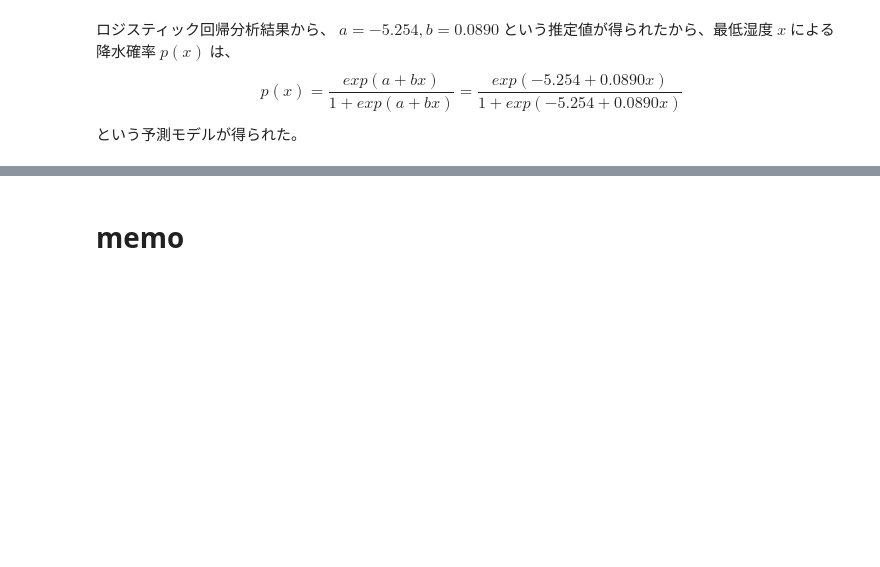
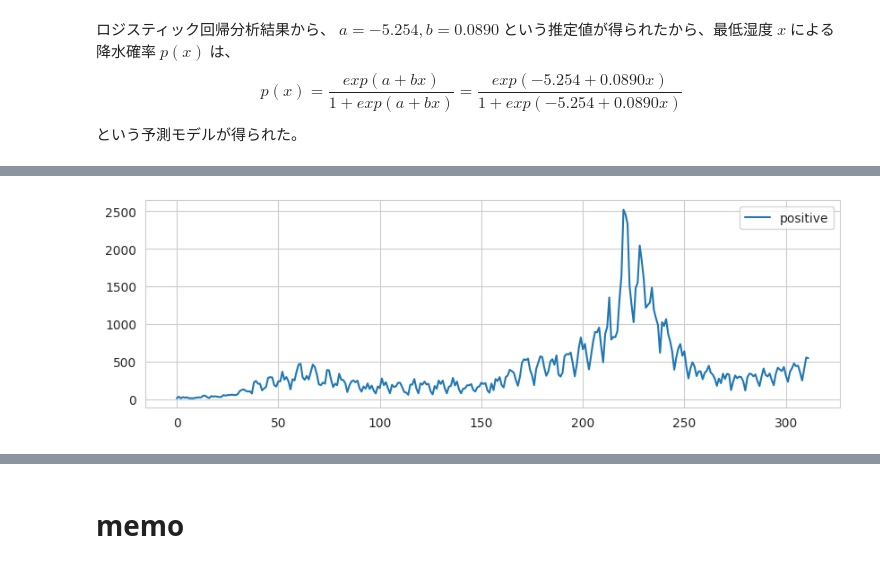
Before and after one commit to MDASH-shinshu/MDASH-T-DS, a Jupyter notebook: 4/4_data_analysis_colab.ipynb, the cells around one changed output, grey strips where cells are left out. Drawn from its saved outputs; the diff is of its cells as text; code cells hidden in the pictures; blank space fills up the shorter version.

```diff
--- a/4/4_data_analysis_colab.ipynb
+++ b/4/4_data_analysis_colab.ipynb
@@ -472,0 +525,7 @@ $$ p(x) = \frac{exp(a+bx)}{1+exp(a+bx)} = \frac{exp(-5.254 + 0.0890x)}{1+exp(-5.
+# %%
+# オリジナルのCSVファイルをpandasで読み込んでデータフレームdfに格納
+import pandas as pd
+import matplotlib.pyplot as plt
+df = pd.read_csv('Covid-19_tokyo_20210408.csv', header=None, dtype='float')
+df.columns = ['positive']
+df.head()
@@ -472,0 +539,6 @@ $$ p(x) = \frac{exp(a+bx)}{1+exp(a+bx)} = \frac{exp(-5.254 + 0.0890x)}{1+exp(-5.
+# %%
+# 折れ線グラフの描画（Y軸：線形）
+df.plot(grid=True, y=df.columns[0])
+plt.show()
+# %% [output]
+[figure, added]
```
Also changed, not shown: parts of 52 cells of this notebook.
